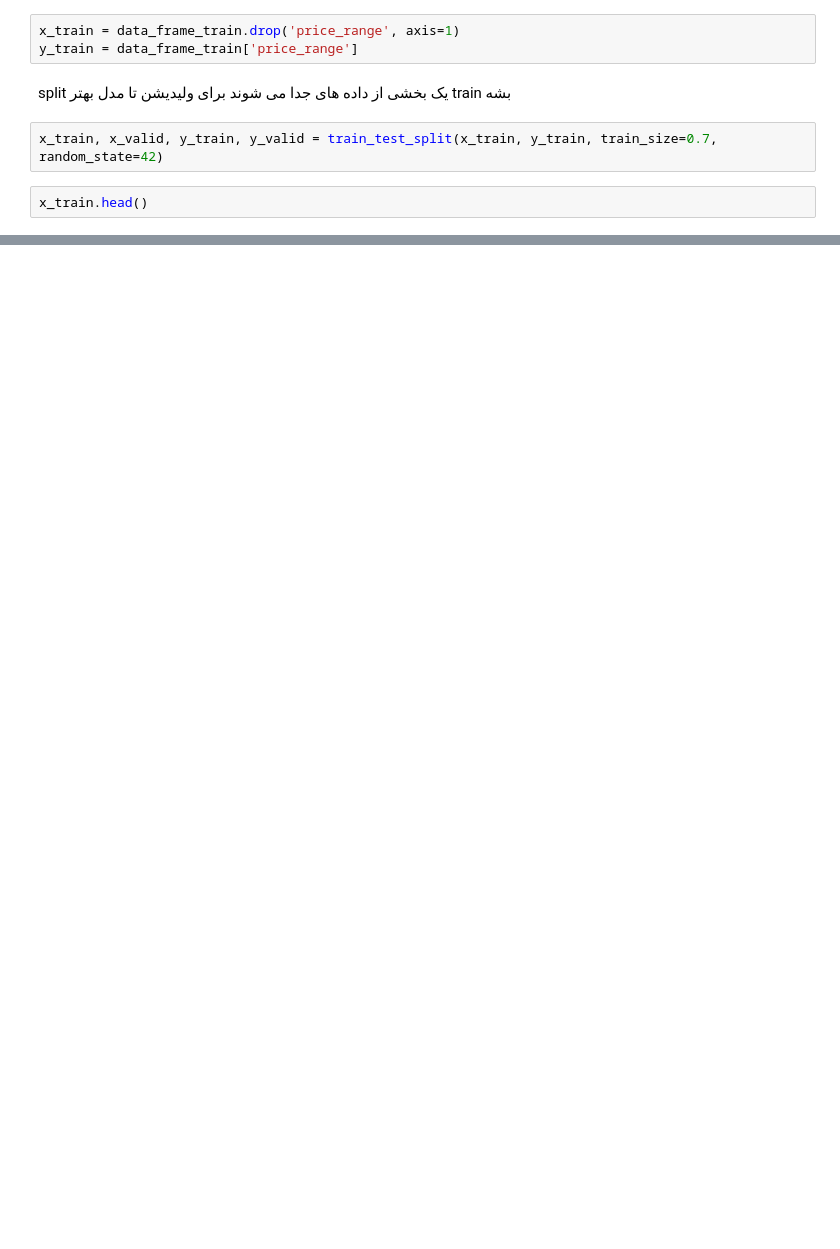
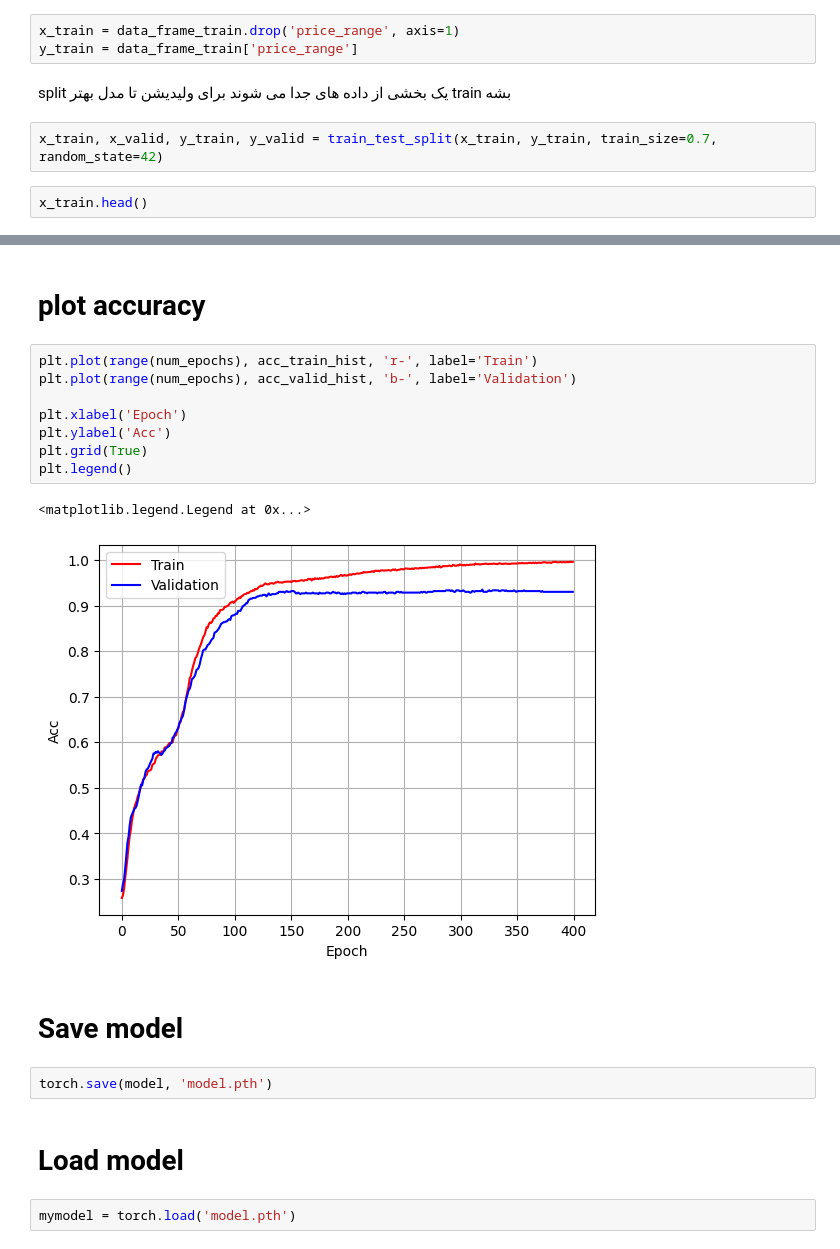
Before and after one commit to mohsenahmadi2003/Neural-Network, a Jupyter notebook: MLP_3.ipynb, the cells around one changed output, grey strips where cells are left out. Drawn from its saved outputs; the diff is of its cells as text; blank space fills up the shorter version.

```diff
--- a/MLP_3.ipynb
+++ b/MLP_3.ipynb
@@ -30,0 +178,21 @@ x_train.head()
+# %% [markdown]
+# **plot accuracy**
+# %%
+plt.plot(range(num_epochs), acc_train_hist, 'r-', label='Train')
+plt.plot(range(num_epochs), acc_valid_hist, 'b-', label='Validation')
+
+plt.xlabel('Epoch')
+plt.ylabel('Acc')
+plt.grid(True)
+plt.legend()
+# %% [output]
+<matplotlib.legend.Legend at 0x...>
+[figure, added]
+# %% [markdown]
+# **Save model**
+# %%
+torch.save(model, 'model.pth')
+# %% [markdown]
+# **Load model**
+# %%
+mymodel = torch.load('model.pth')
```
Also changed, not shown: parts of 32 cells of this notebook.
